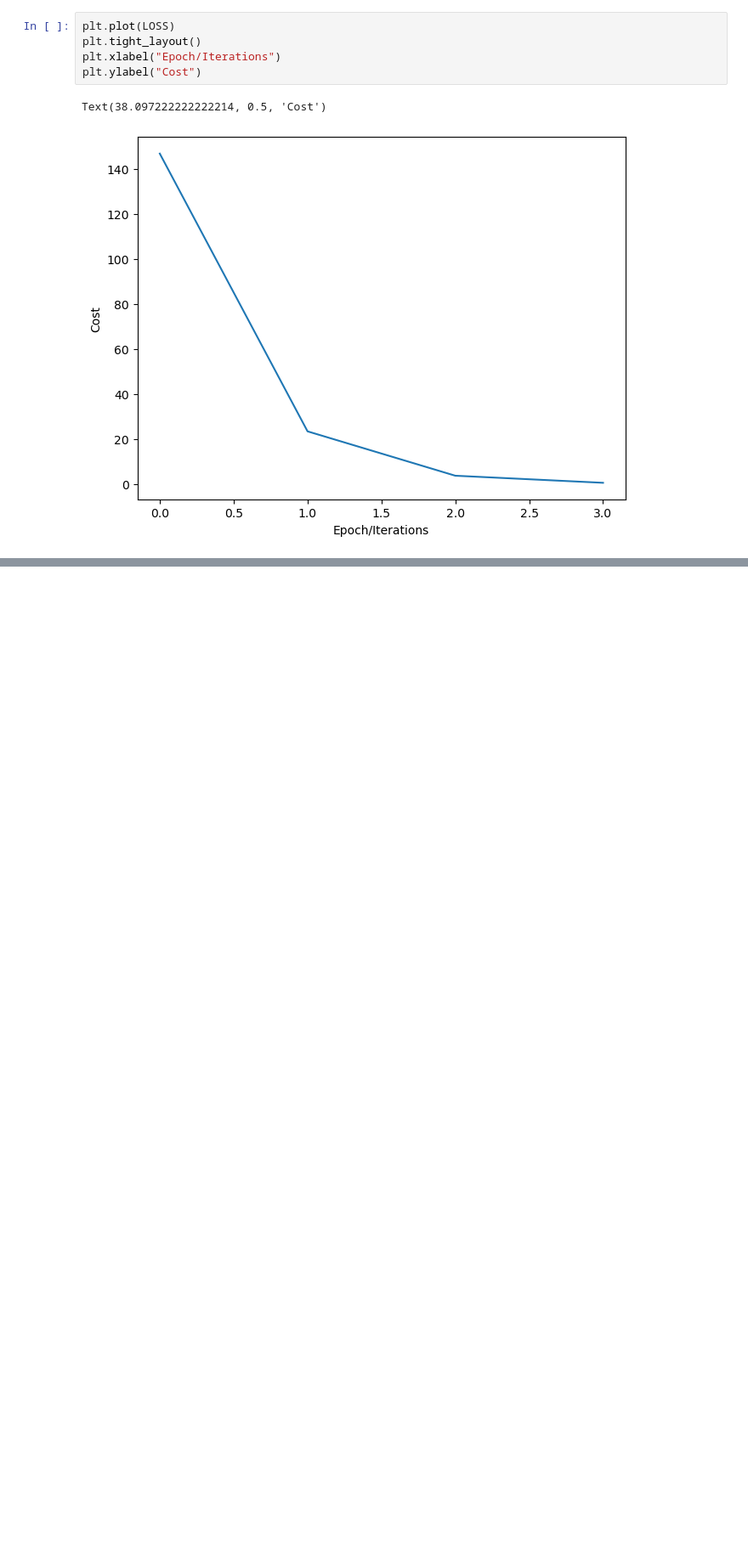
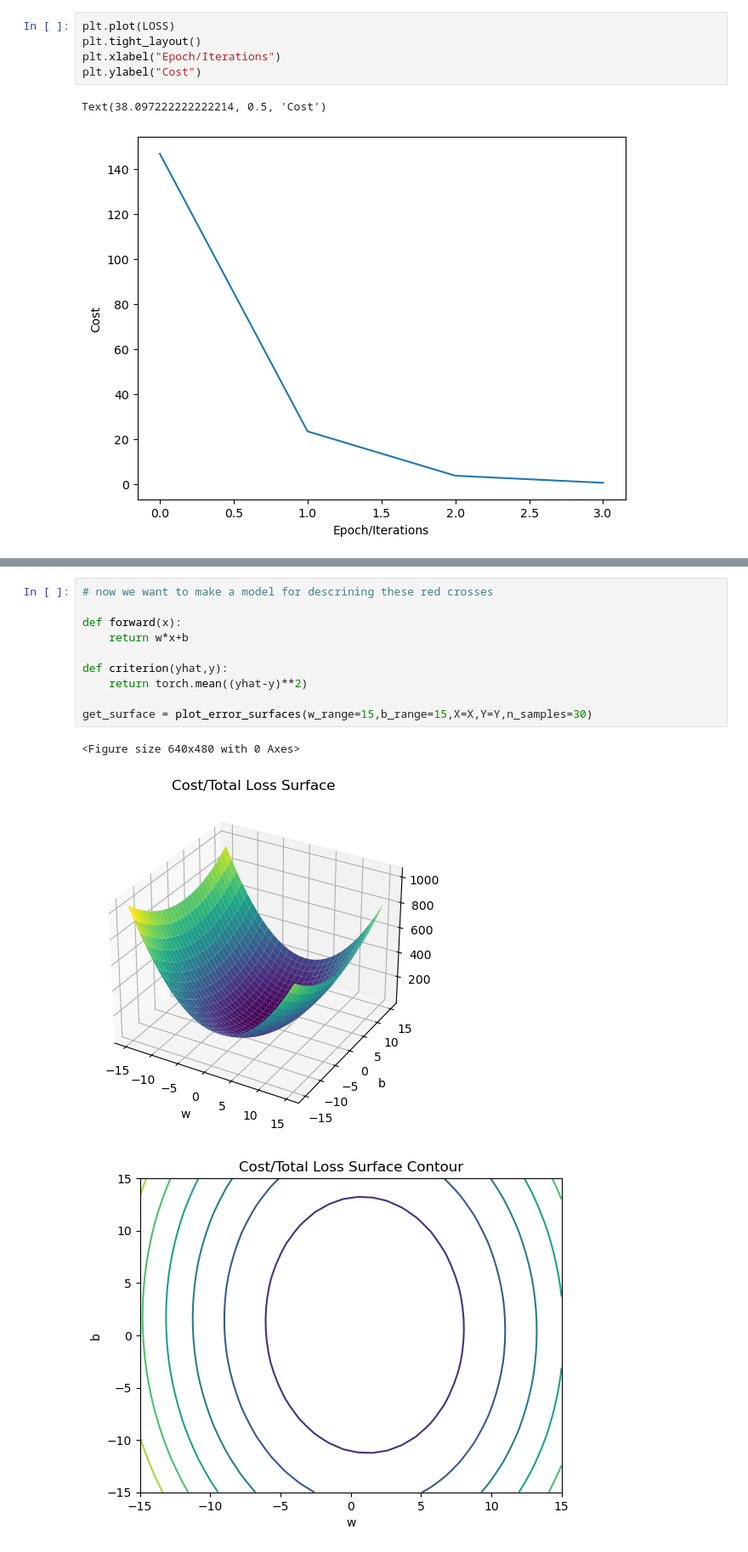
Before and after one commit to mehrankhosrojerdi/PyTorch, a Jupyter notebook: 4_Linear_Regression..ipynb, the cells around one changed output, grey strips where cells are left out. Shown: that part at 85% size. Saved outputs shown, nothing was run; the diff lists cells and outputs as text; blank space fills up the shorter version.

```diff
--- a/4_Linear_Regression..ipynb
+++ b/4_Linear_Regression..ipynb
@@ -176,0 +286,14 @@ Text(38.097222222222214, 0.5, 'Cost')
+# %%
+# now we want to make a model for descrining these red crosses
+
+def forward(x):
+    return w*x+b
+
+def criterion(yhat,y):
+    return torch.mean((yhat-y)**2)
+
+get_surface = plot_error_surfaces(w_range=15,b_range=15,X=X,Y=Y,n_samples=30)
+# %% [output]
+<Figure size 640x480 with 0 Axes>
+[figure, added]
+[figure, added]
```
Also changed, not shown: parts of 9 cells of this notebook.
